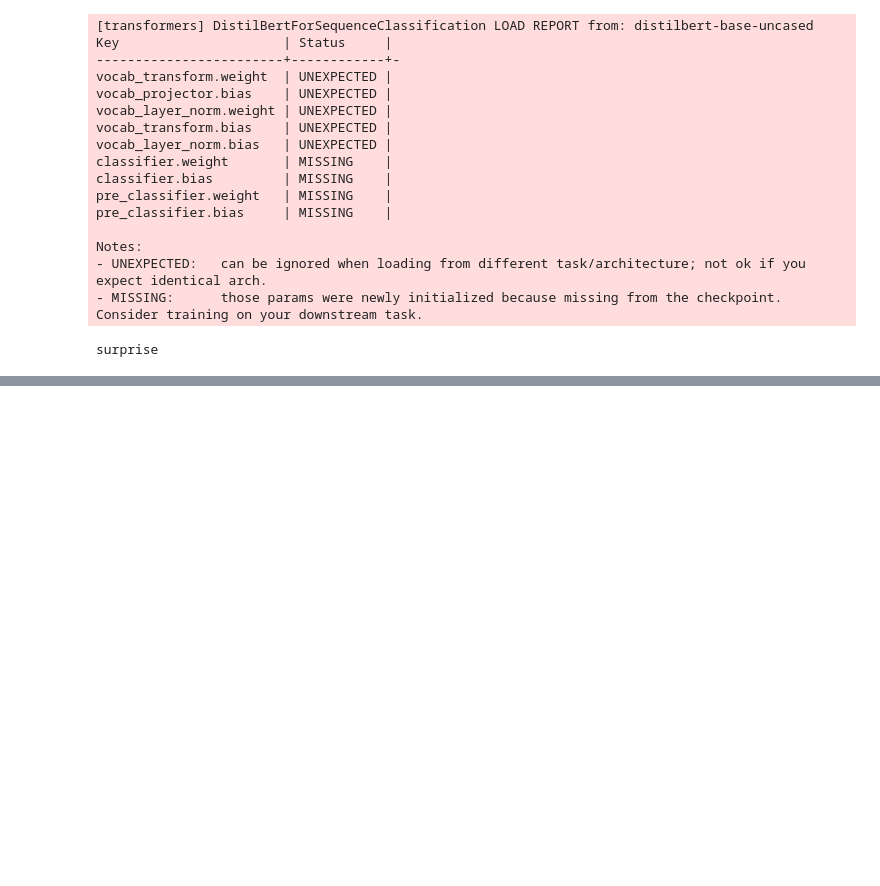
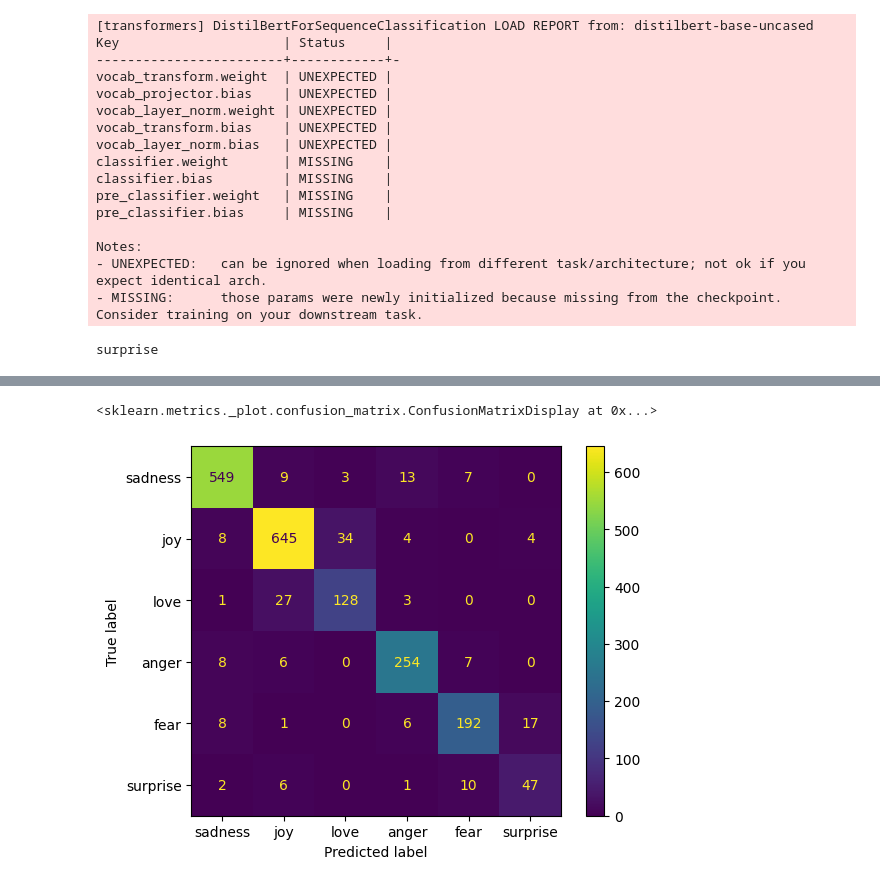
Before and after one commit to abhaysharma-dev/huggingface-transformer, a Jupyter notebook: Emotion_detection/notebooks/emotion_detection.ipynb, the cells around one changed output, grey strips where cells are left out. Drawn from its saved outputs; the diff is of its cells as text; code cells hidden in the pictures; blank space fills up the shorter version.

Commit message:
Distillbert Finetuning and evaluation metrics implemented

```diff
--- a/Emotion_detection/notebooks/emotion_detection.ipynb
+++ b/Emotion_detection/notebooks/emotion_detection.ipynb
@@ -121,9 +169,9 @@ surprise
 # %%
 training_args = TrainingArguments(output_dir = f"../model/{model_name}",
-                                 num_train_epochs=5,
-                                 learning_rate = 2e-5,
+                                 num_train_epochs=1,
+                                 learning_rate = 1e-5,
                                  per_device_train_batch_size= batch_size,
                                  per_device_eval_batch_size = batch_size,
                                   weight_decay=0.01,
-                                  evaluation_strategy = 'epoch',
+                                  eval_strategy = 'epoch',
                                   disable_tqdm=False)
@@ -142,7 +191,6 @@ trainer = Trainer(model=model, args=training_args,
                   compute_metrics=compute_metrics,
                   train_dataset=emotions_encoded['train'],
                   eval_dataset=emotions_encoded['validation'],
-                  tokenizer=tokenizer)
-
+                  )
 
 trainer.train()
@@ -148,0 +202,3 @@ trainer.train()
+# %%
+prediction = trainer.predict(emotions_encoded["test"])
+prediction.metrics
@@ -148,0 +213,3 @@ trainer.train()
+# %%
+y_pred = prediction.predictions.argmax(axis = 1)
+y_true = emotions_encoded["test"][:]["label"]
@@ -148,0 +239,6 @@ trainer.train()
+# %%
+con_matrix = confusion_matrix(y_true,y_pred)
+ConfusionMatrixDisplay(con_matrix,display_labels=classes).plot()
+# %% [output]
+<sklearn.metrics._plot.confusion_matrix.ConfusionMatrixDisplay at 0x...>
+[figure, added]
```
Also changed, not shown: parts of 19 cells of this notebook.
